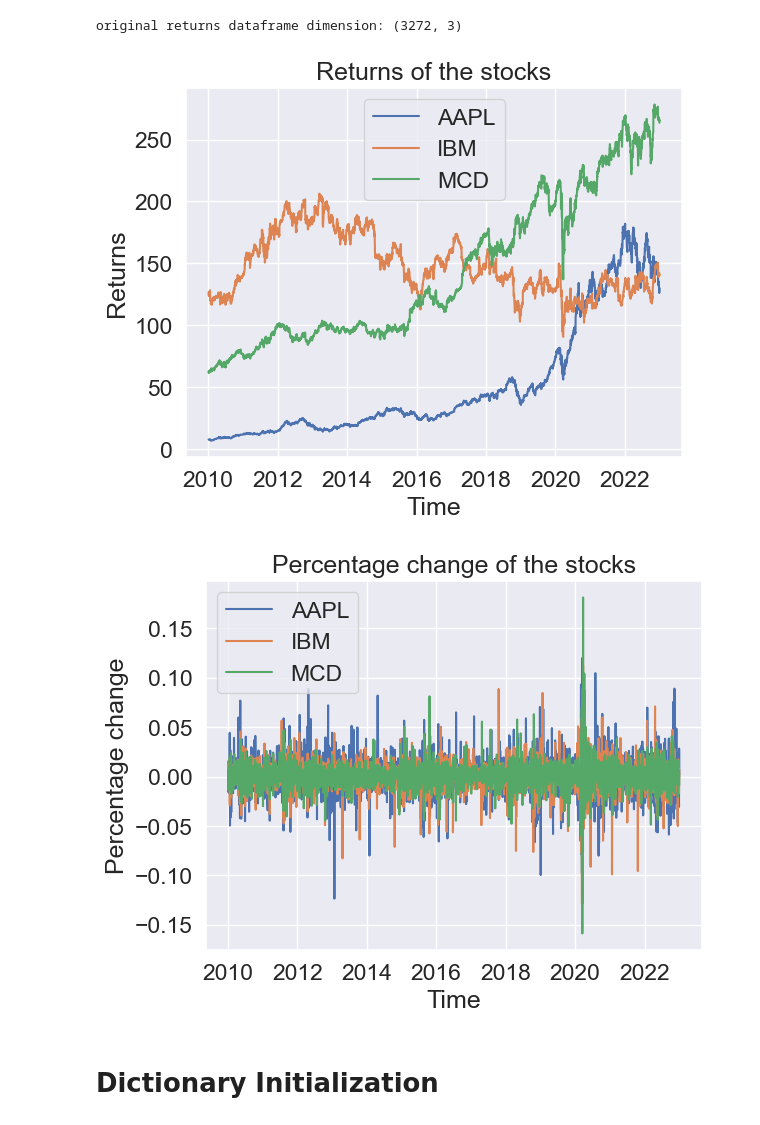
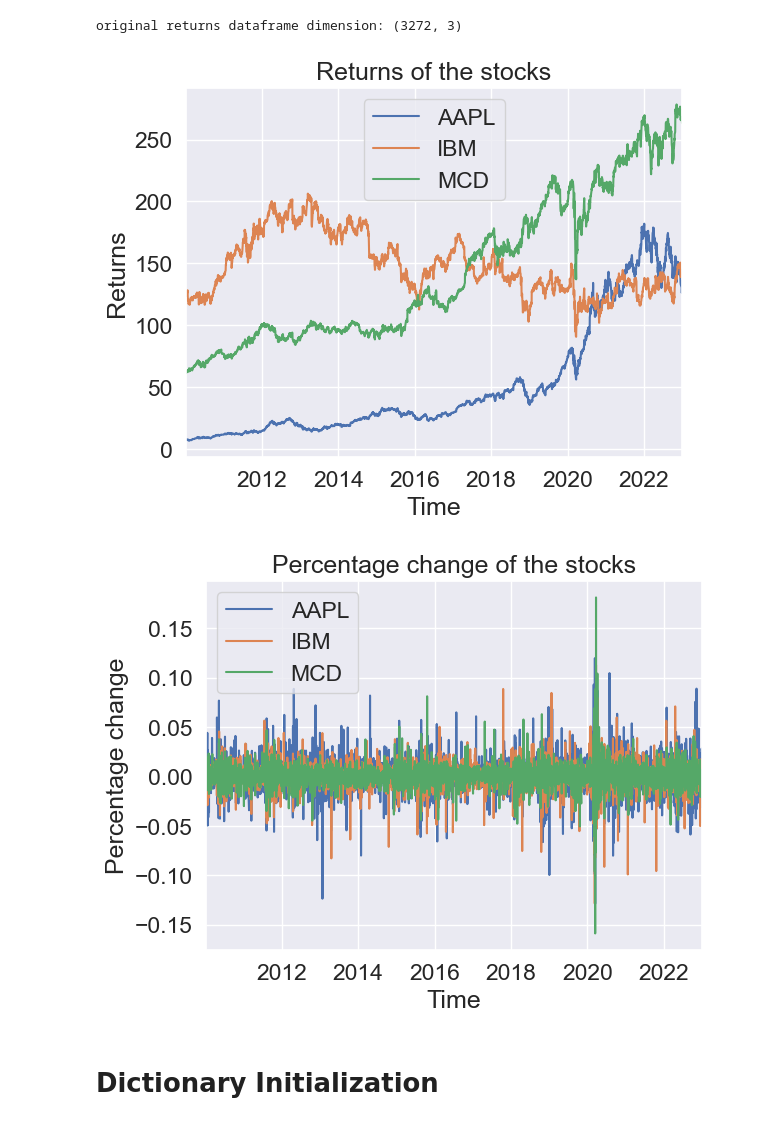
Before and after one commit to StefanoChiodini/cov_pred_finance, a Jupyter notebook: experiments/rwPerformance.ipynb, the cells around one changed output. Saved outputs shown, nothing was run; the diff lists cells and outputs as text; code cells hidden in the pictures.

```diff
--- a/experiments/rwPerformance.ipynb
+++ b/experiments/rwPerformance.ipynb
@@ -121,25 +153,31 @@ original returns dataframe dimension: (3272, 3)
 # %%
 # plot the returns of the stocks
 plt.plot(stocksPrices)
 
 # write a legend: the green line is aapl; the blue line is ibm; the red line is mcd(this is just an example)
 plt.legend(["AAPL", "IBM", "MCD"])
 plt.title("Returns of the stocks")
 plt.xlabel("Time")
 plt.ylabel("Returns")
+
+# Set x-axis limits to match the start and end dates
+plt.xlim(left=stocksPrices.index[0], right=stocksPrices.index[-1])
 plt.show()
 
 
 # plot also the percentage change of the stocks
 plt.plot(stocksPercentageChangeReturn)
 plt.legend(["AAPL", "IBM", "MCD"])
 plt.title("Percentage change of the stocks")
 plt.xlabel("Time")
 plt.ylabel("Percentage change")
+
+# Set x-axis limits to match the start and end dates
+plt.xlim(left=stocksPercentageChangeReturn.index[0], right=stocksPercentageChangeReturn.index[-1])
 plt.show()
 # %% [output]
-[figure, old version]
+[figure, new version]
-[figure, old version]
+[figure, new version]
 # %% [markdown]
 # Dictionary Initialization
 # %%
```
Also changed, not shown: parts of 15 cells of this notebook, 17 other files.
